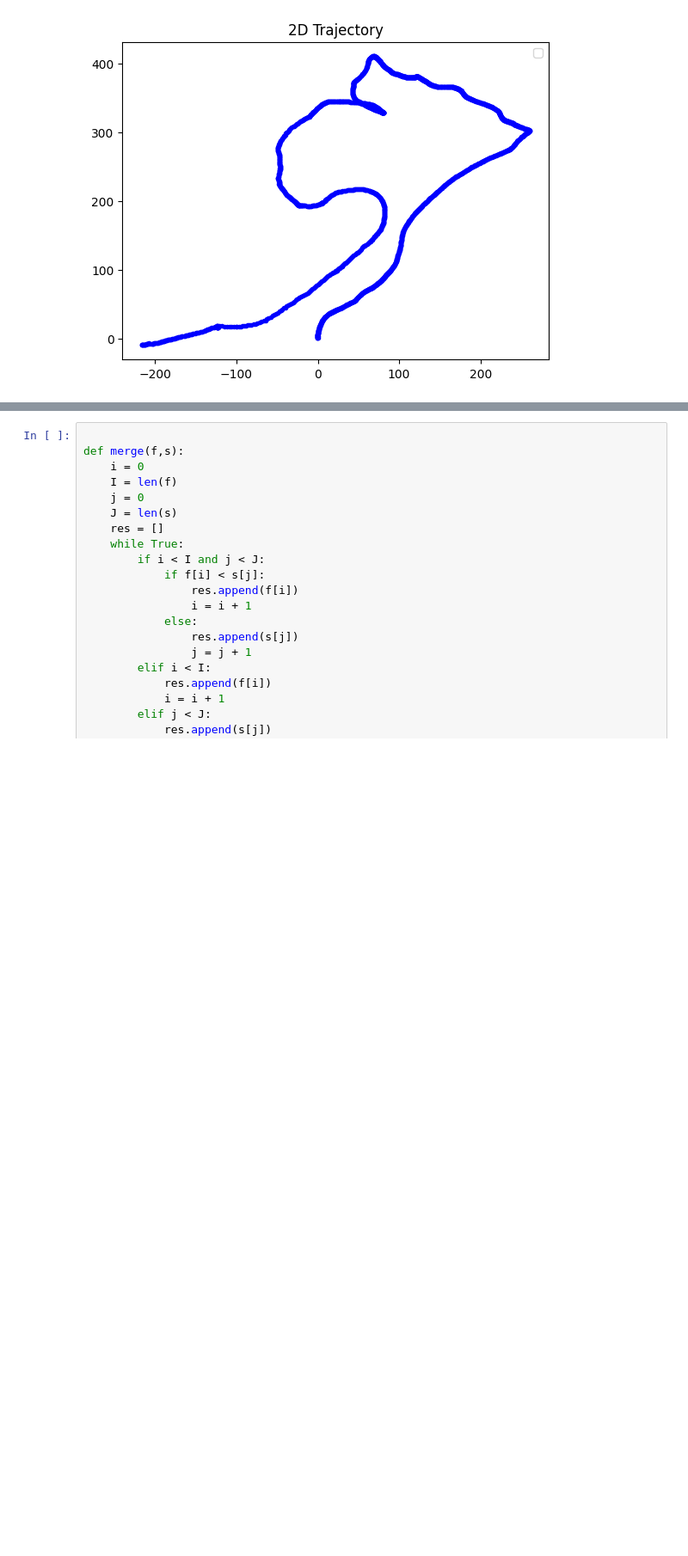
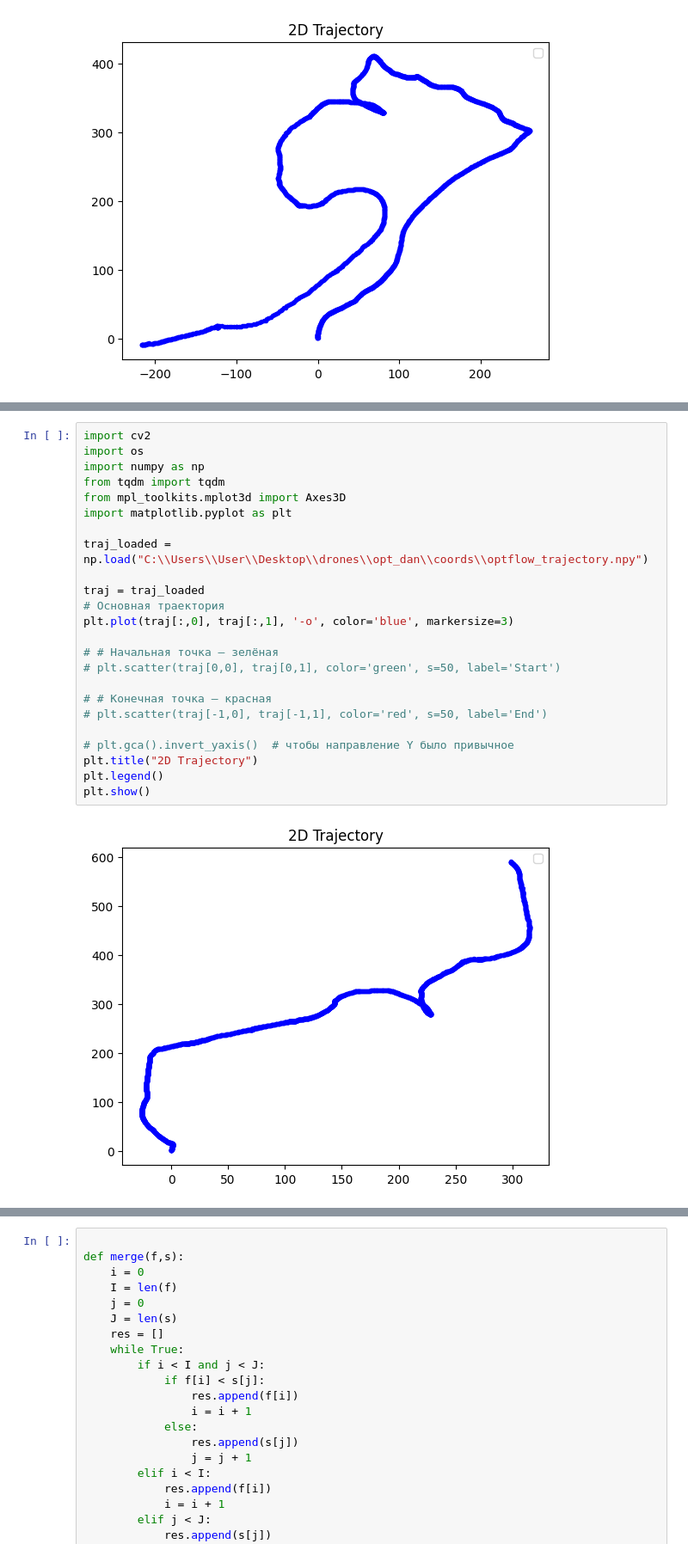
Before and after one commit to AlexeyKatkov/OptFlow_OD, a Jupyter notebook: odometry_jup.ipynb, the cells around one changed output, grey strips where cells are left out. Shown: that part at 86% size. Saved outputs shown, nothing was run; the diff lists cells and outputs as text; blank space fills up the shorter version.

```diff
--- a/odometry_jup.ipynb
+++ b/odometry_jup.ipynb
@@ -279,3 +296,29 @@ plt.show()
+# %%
+import cv2
+import os
+import numpy as np
+from tqdm import tqdm
+from mpl_toolkits.mplot3d import Axes3D
+import matplotlib.pyplot as plt
+
+traj_loaded = np.load("C:\\Users\\User\\Desktop\\drones\\opt_dan\\coords\\optflow_trajectory.npy")
+
+traj = traj_loaded
+# Основная траектория
+plt.plot(traj[:,0], traj[:,1], '-o', color='blue', markersize=3)
+
+# # Начальная точка — зелёная
+# plt.scatter(traj[0,0], traj[0,1], color='green', s=50, label='Start')
+
+# # Конечная точка — красная
+# plt.scatter(traj[-1,0], traj[-1,1], color='red', s=50, label='End')
+
+# plt.gca().invert_yaxis()  # чтобы направление Y было привычное
+plt.title("2D Trajectory")
+plt.legend()
+plt.show()
+# %% [output]
+[figure, added]
 # %%
 traj_optflow= np.load("C:\\Users\\User\\Desktop\\drones\\opt_dan\\coords\\optflow_trajectory.npy")
 traj_optflow.shape[0]
```
Also changed, not shown: parts of 26 cells of this notebook, 2 other files.
